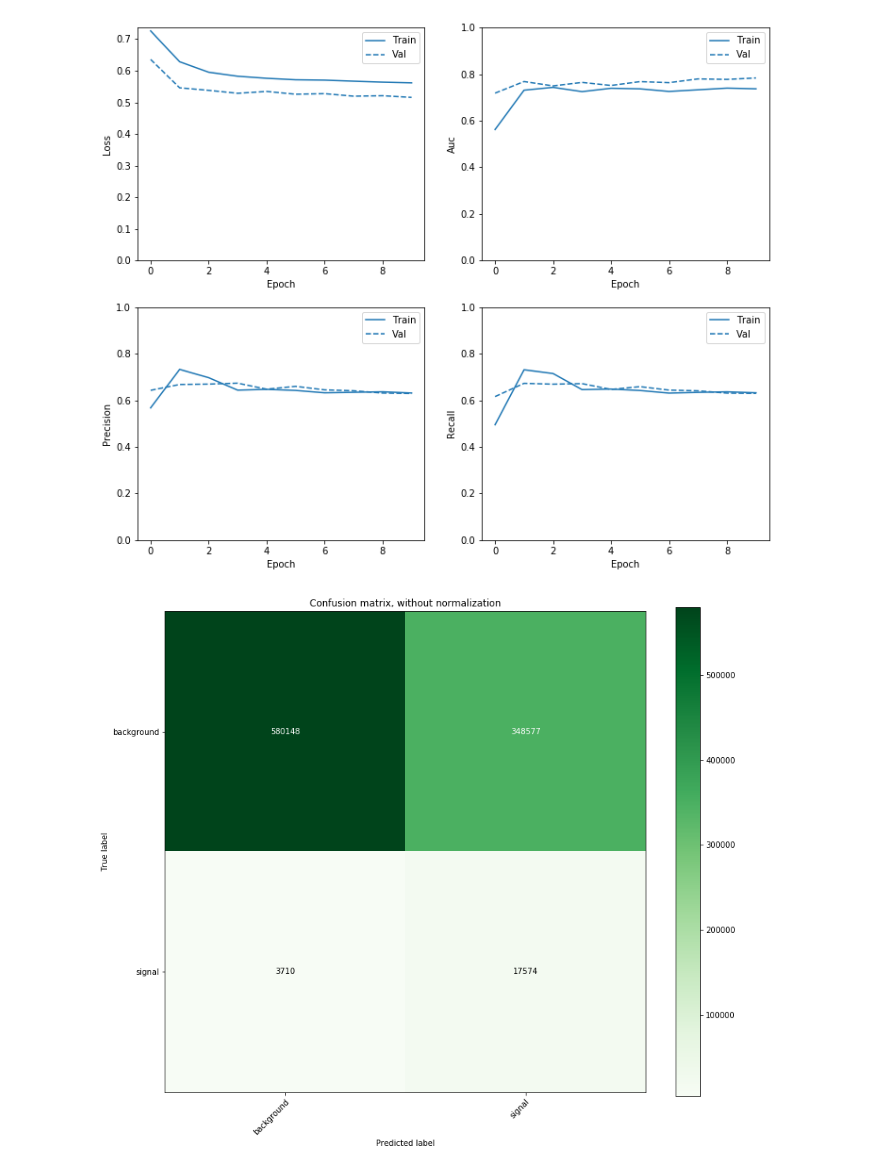
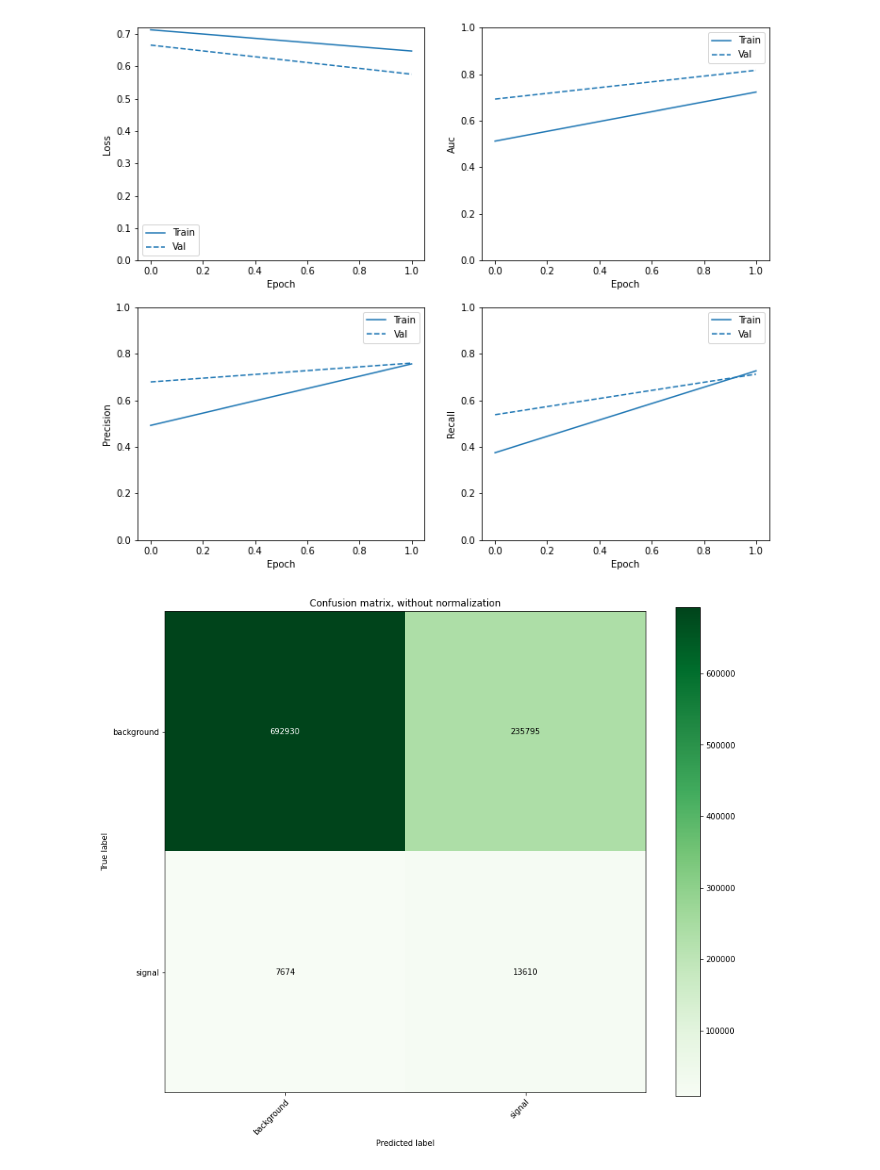
Before and after one commit to WilliamKorcari/Project, a Jupyter notebook: signal_classifiers.ipynb, the cells around one changed output. Drawn from its saved outputs; the diff is of its cells as text; code cells hidden in the pictures.

```diff
--- a/signal_classifiers.ipynb
+++ b/signal_classifiers.ipynb
@@ -280,7 +280,7 @@ mpl.rcParams['figure.figsize'] = (12, 10)
 colors = plt.rcParams['axes.prop_cycle'].by_key()['color']    #plot configurations
 # %%
 
-classifier(first_col = 2, last_col = 15, epochs = 10, batch_size = 10000, seed = 17)
+classifier(first_col = 2, last_col = 15, epochs = 2, batch_size = 10000, seed = 17)
 # %% [output]
 Samples:
  Total: 3800033
@@ -302,5 +302,5 @@ Confusion matrix, without normalization
-[figure, old version]
+[figure, new version]
-[figure, old version]
+[figure, new version]
 # %%
 class TestNotebook(unittest.TestCase):
     def test_load_dataset_f_not_found(self):
```
Also changed, not shown: parts of 2 cells of this notebook.
